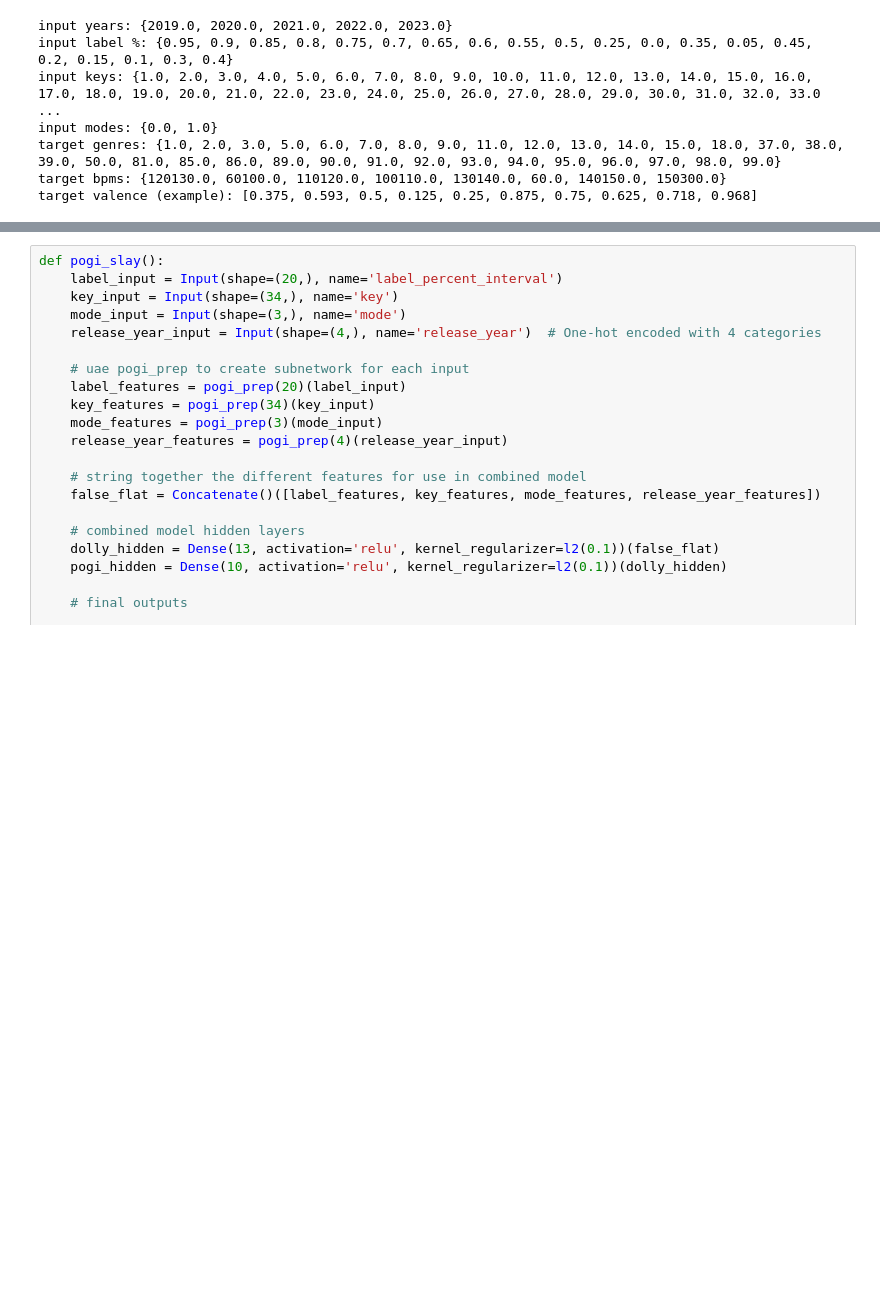
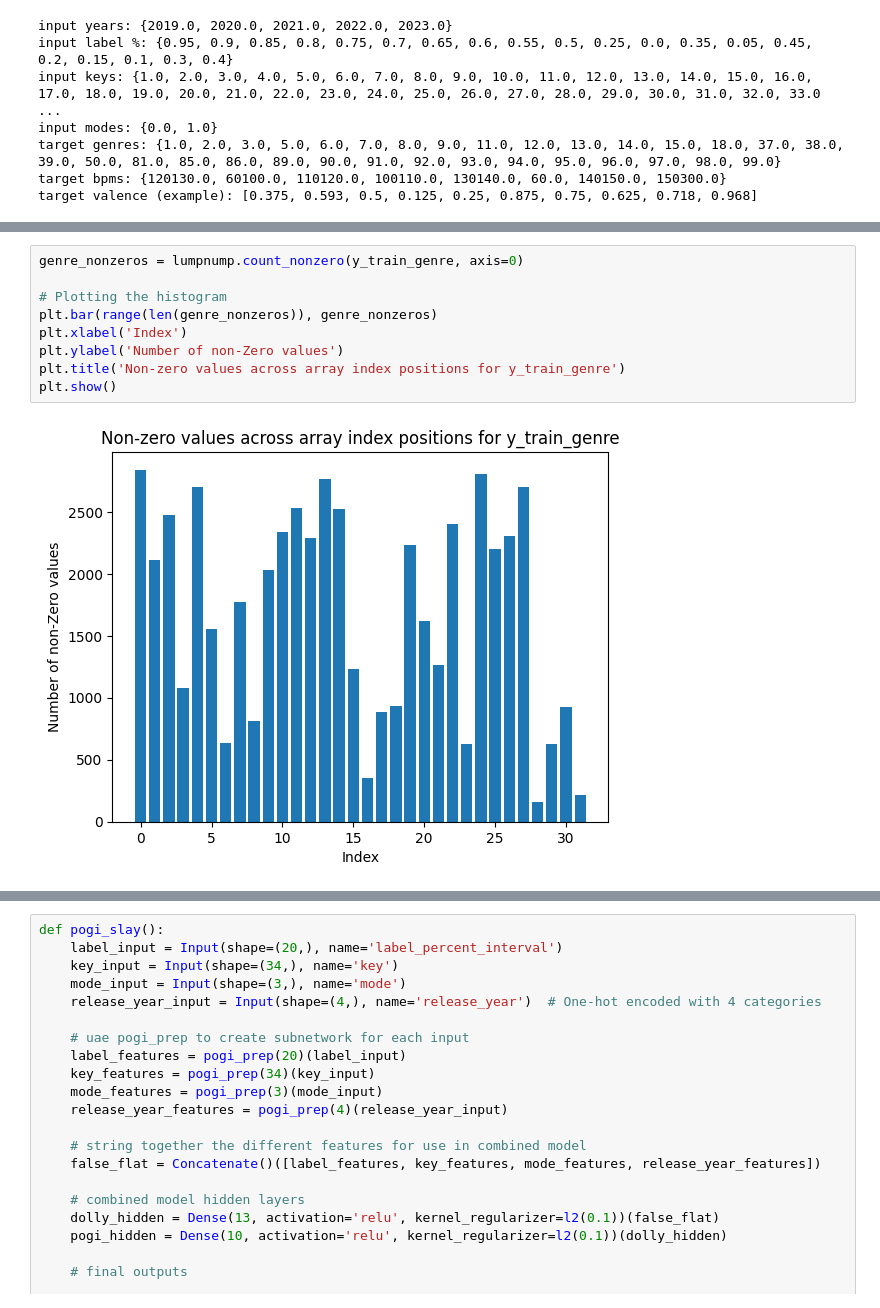
Before and after one commit to uwsthoughts/project_ventoux, a Jupyter notebook: summit/ventoux_summit_public.ipynb, the cells around one changed output, grey strips where cells are left out. Drawn from its saved outputs; the diff is of its cells as text; blank space fills up the shorter version.

```diff
--- a/summit/ventoux_summit_public.ipynb
+++ b/summit/ventoux_summit_public.ipynb
@@ -397,0 +505,11 @@ y_test_valence: (17987,)
+# %%
+genre_nonzeros = lumpnump.count_nonzero(y_train_genre, axis=0)
+
+# Plotting the histogram
+plt.bar(range(len(genre_nonzeros)), genre_nonzeros)
+plt.xlabel('Index')
+plt.ylabel('Number of non-Zero values')
+plt.title('Non-zero values across array index positions for y_train_genre')
+plt.show()
+# %% [output]
+[figure, added]
```
Also changed, not shown: parts of 16 cells of this notebook.
